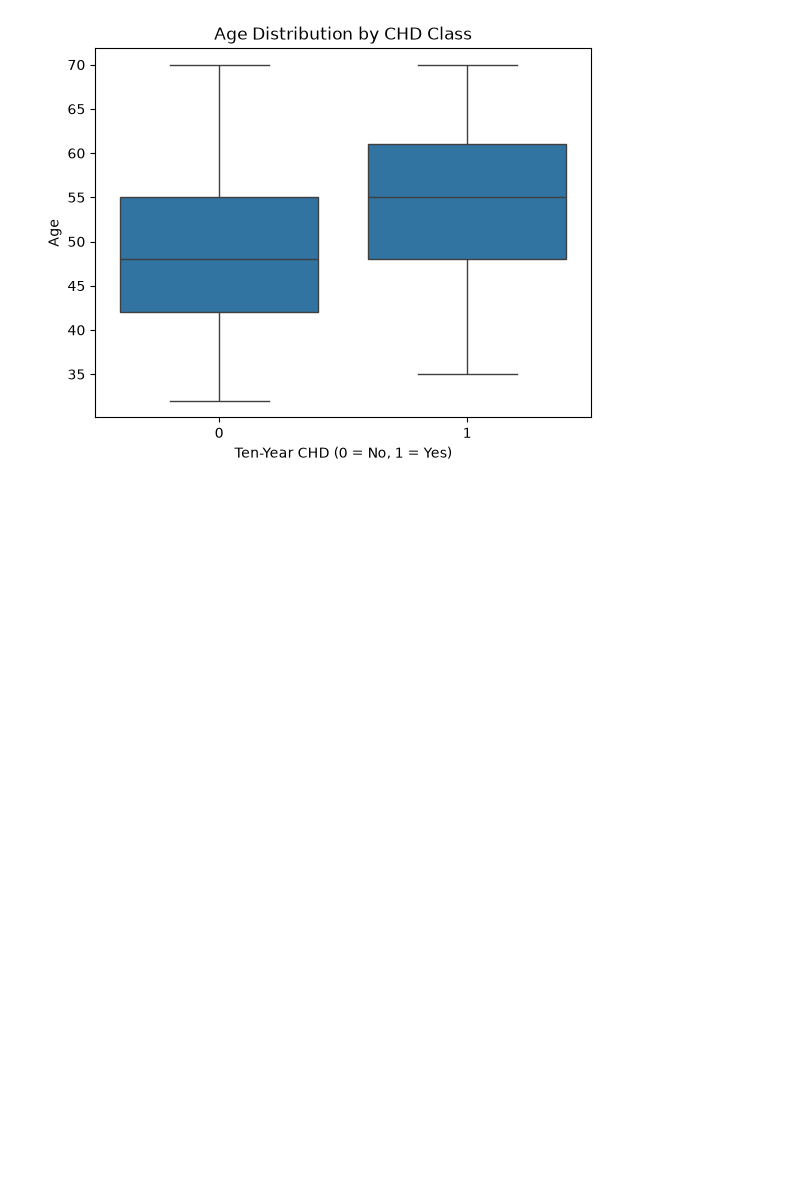
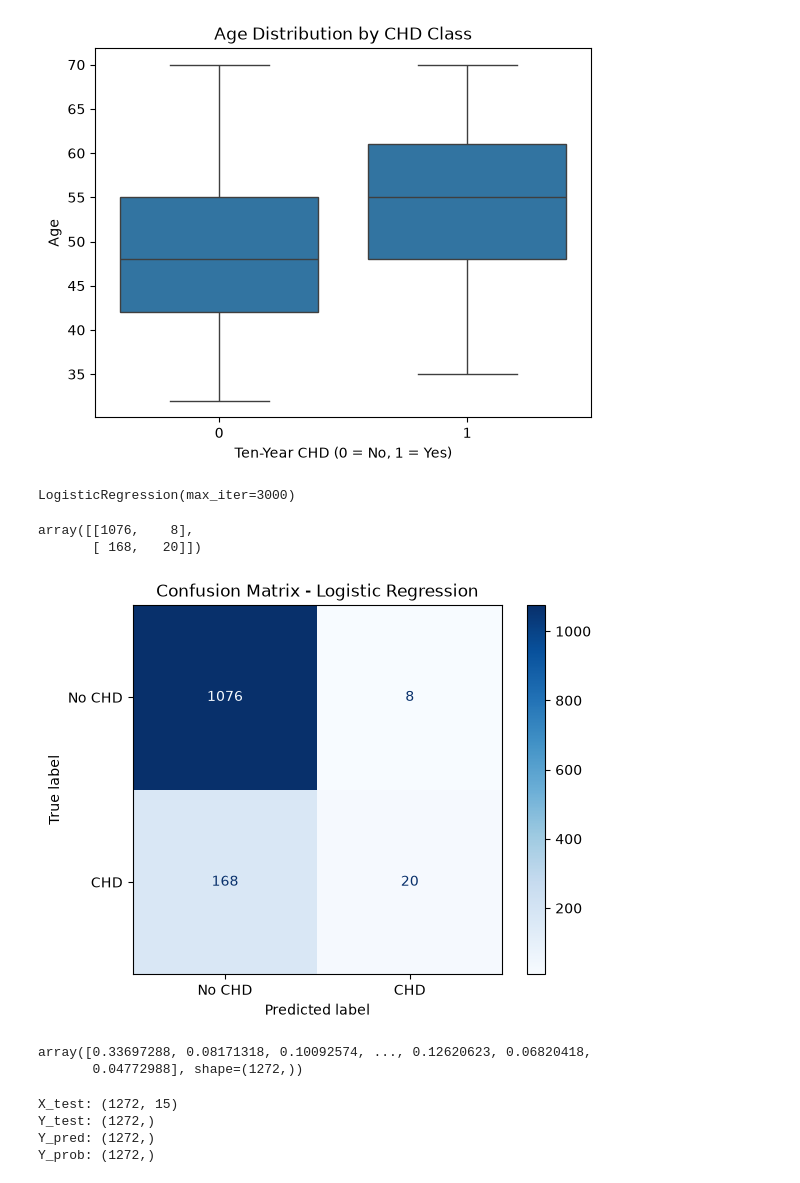
Before and after one commit to Rohit731-prg/ML-Projects, a Jupyter notebook: day-12-Graph-Representation/process_classifiction.ipynb, the cells around one changed output. Drawn from its saved outputs; the diff is of its cells as text; code cells hidden in the pictures; blank space fills up the shorter version.

```diff
--- a/day-12-Graph-Representation/process_classifiction.ipynb
+++ b/day-12-Graph-Representation/process_classifiction.ipynb
@@ -66,4 +98,42 @@ x_train, x_test, y_train, y_test = train_test_split(
     X, Y, test_size=0.30, random_state=42
 )
 
-model = LogisticRegression()
+model = LogisticRegression(max_iter=3000)
+model.fit(x_train, y_train)
+# %% [output]
+LogisticRegression(max_iter=3000)
+# %%
+from sklearn.metrics import accuracy_score, f1_score, confusion_matrix, ConfusionMatrixDisplay
+
+y_pred = model.predict(x_test)
+cm = confusion_matrix(y_test, y_pred)
+cm
+# %% [output]
+array([[1076,    8],
+       [ 168,   20]])
+# %%
+disp = ConfusionMatrixDisplay(
+    confusion_matrix=cm, display_labels=['No CHD', 'CHD']
+)
+
+disp.plot(cmap='Blues')
+plt.title("Confusion Matrix - Logistic Regression")
+plt.show()
+# %% [output]
+[figure, added]
+# %%
+Y_prob = model.predict_proba(x_test)[:, 1]
+Y_prob
+# %% [output]
+array([0.33697288, 0.08171318, 0.10092574, ..., 0.12620623, 0.06820418,
+       0.04772988], shape=(1272,))
+# %%
+print("X_test:", x_test.shape)
+print("Y_test:", y_test.shape)
+print("Y_pred:", y_pred.shape)
+print("Y_prob:", Y_prob.shape)
+# %% [output]
+X_test: (1272, 15)
+Y_test: (1272,)
+Y_pred: (1272,)
+Y_prob: (1272,)
```
Also changed, not shown: parts of 5 cells of this notebook, 7 other files.
